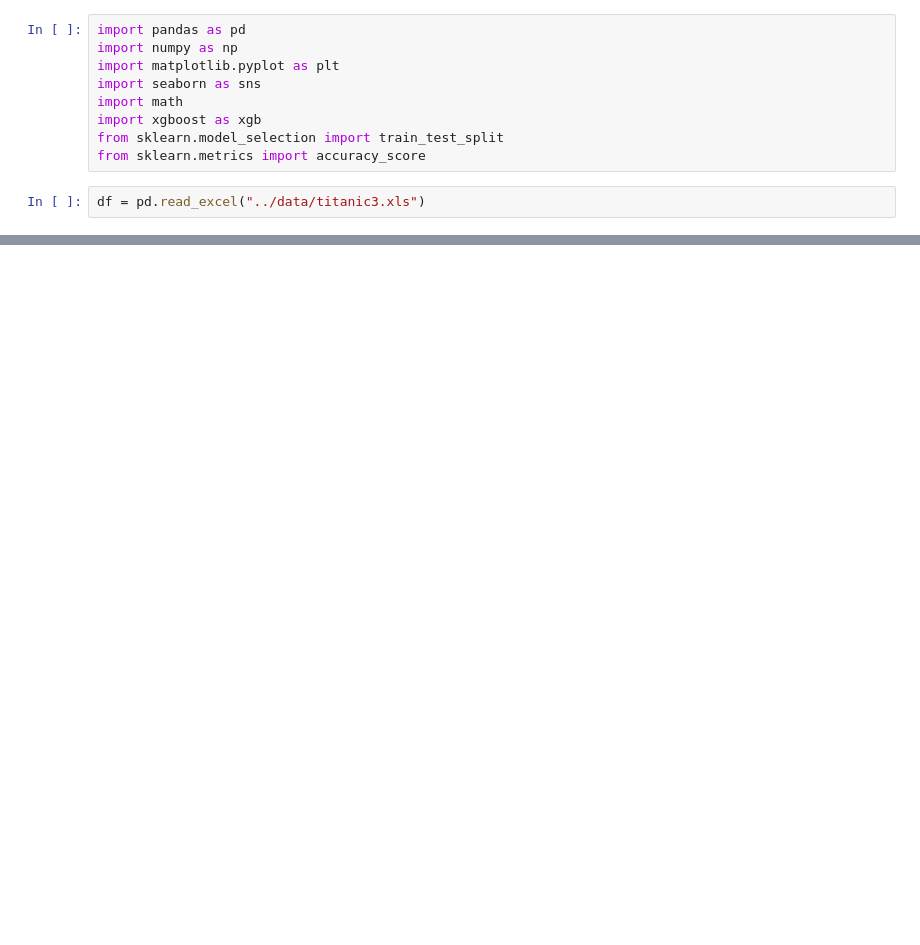
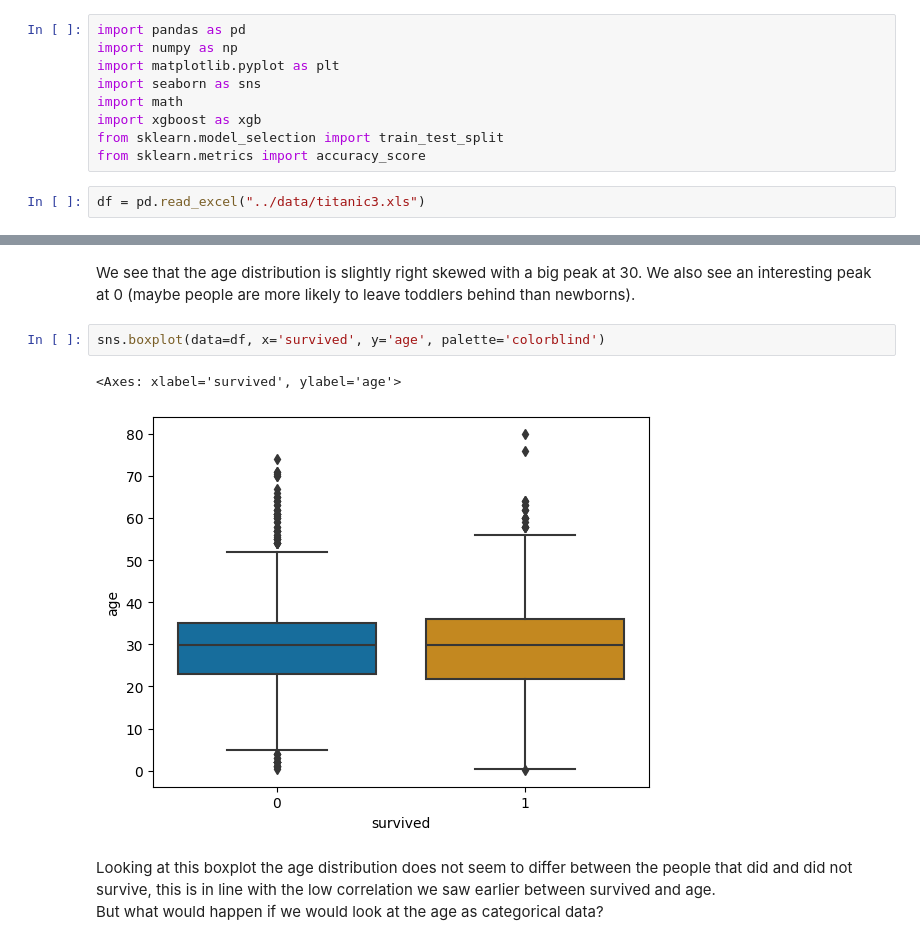
Before and after one commit to HannahCimene/TrioData_Masters, a Jupyter notebook: Files/titanic_dataset/titanic_eda.ipynb, the cells around one changed output, grey strips where cells are left out. Drawn from its saved outputs; the diff is of its cells as text; blank space fills up the shorter version.

Commit message:
i adjusted eda!!! and i added almost everything of what jeffrey and i did

```diff
--- a/Files/titanic_dataset/titanic_eda.ipynb
+++ b/Files/titanic_dataset/titanic_eda.ipynb
@@ -102,0 +87,10 @@ Based on this alone does not seem to be a feature that is important for the trai
+# %% [markdown]
+We see that the age distribution is slightly right skewed with a big peak at 30. We also see an interesting peak at 0 (maybe people are more likely to leave toddlers behind than newborns).
+# %%
+sns.boxplot(data=df, x='survived', y='age', palette='colorblind')
+# %% [output]
+<Axes: xlabel='survived', ylabel='age'>
+[figure, added]
+# %% [markdown]
+Looking at this boxplot the age distribution does not seem to differ between the people that did and did not survive, this is in line with the low correlation we saw earlier between survived and age.
+But what would happen if we would look at the age as categorical data?
```
Also changed, not shown: parts of 34 cells of this notebook, 1 other file.
